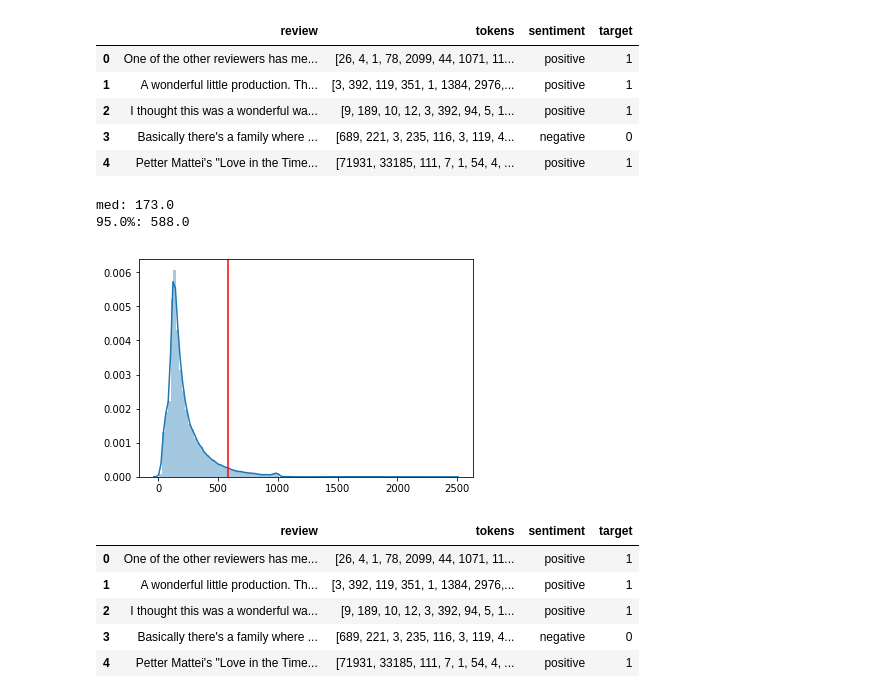
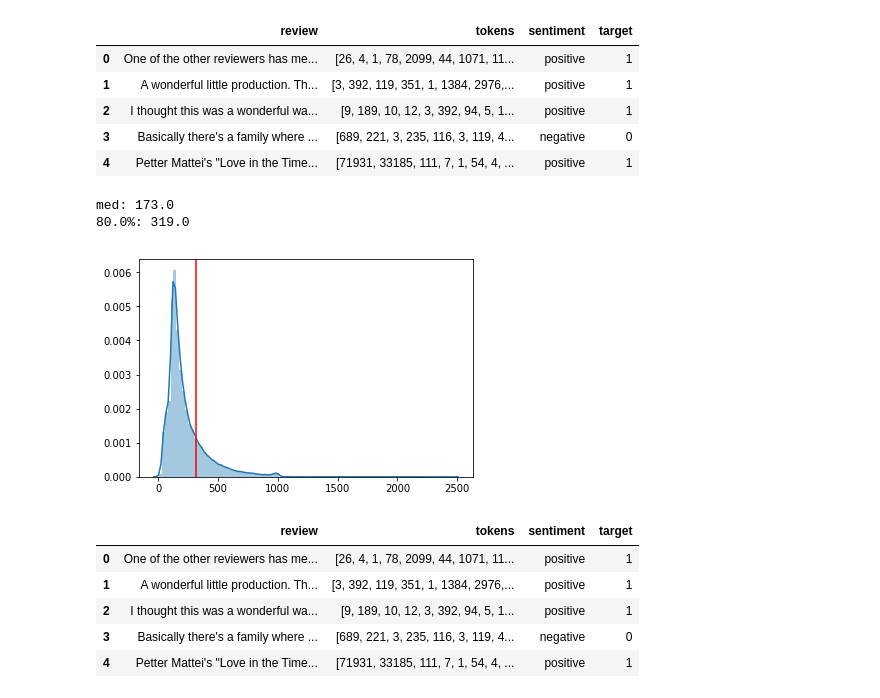
Before and after one commit to ElPapi42/SentimentAnalysisClassifier, a Jupyter notebook: SentimentAnalysisClassifier.ipynb, the cells around one changed output. Cells and saved outputs as stored; diff of their text form; code cells hidden in the pictures.

```diff
--- a/SentimentAnalysisClassifier.ipynb
+++ b/SentimentAnalysisClassifier.ipynb
@@ -82,19 +83,19 @@ imdb_df.head()
 # %%
 #Search for viable max lenght for seqeuences, avoiding space wasting by large number of zeros in every sequence
 tokens_lenght = [len(seq) for seq in imdb_df["tokens"].values]
 print("med: " + str(np.median(tokens_lenght)))
 
-data_covered = 0.95
+data_covered = 0.80
 quantile = np.quantile(tokens_lenght, data_covered)
 print(str(data_covered * 100) + "%: " + str(quantile))
 
 sns.distplot(tokens_lenght, 100)
 plt.axvline(quantile, color="red")
 plt.show()
 # %% [output]
 med: 173.0
-95.0%: 588.0
+80.0%: 319.0
-[figure, old version]
+[figure, new version]
 # %%
 #Truncates only 5% of the data, and pad 95%
 max_len = int(quantile)
```
Also changed, not shown: parts of 7 cells of this notebook, 1 other file.
